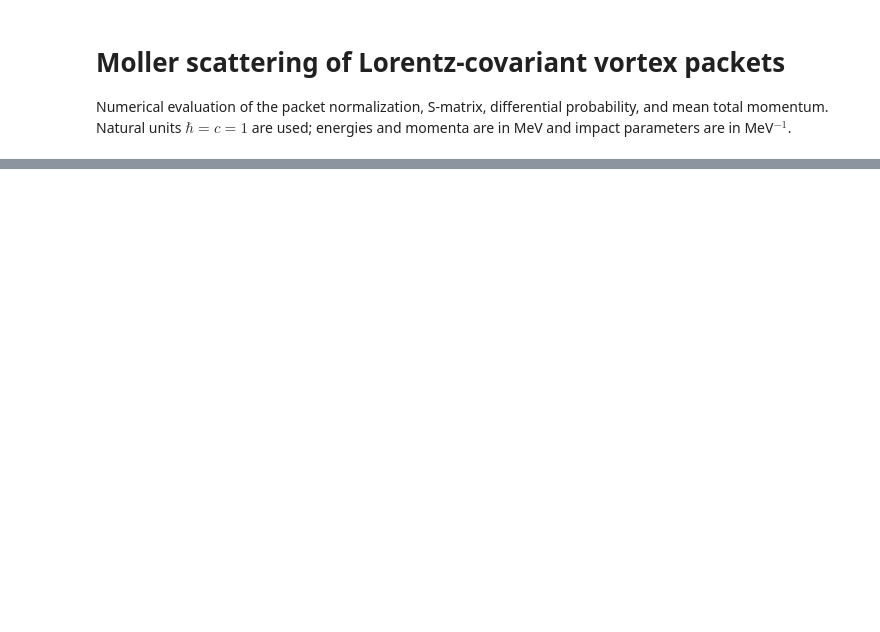
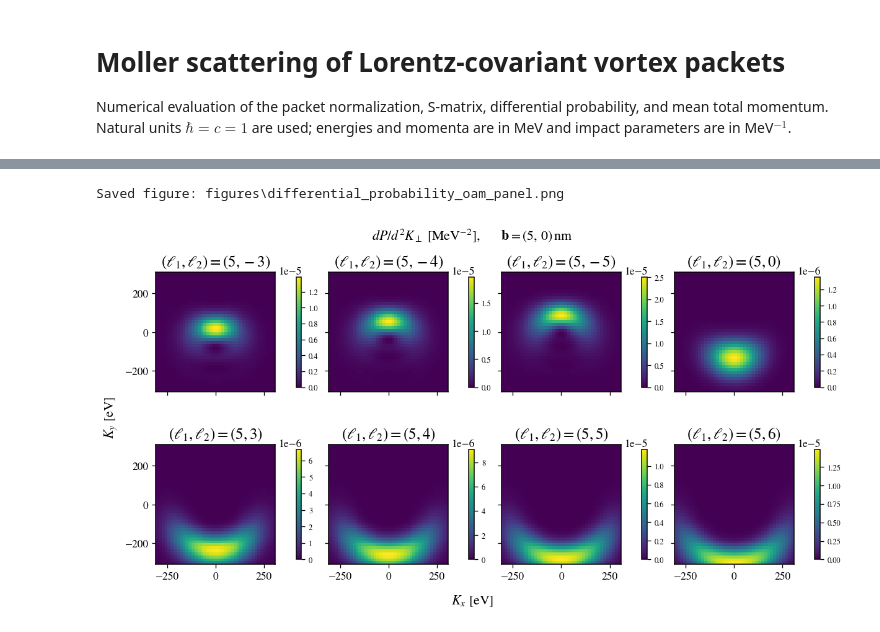
Before and after one commit to Anton-Murtazin/moller_vortex, a Jupyter notebook: moller_vortex.ipynb, the cells around one changed output, grey strips where cells are left out. Cells and saved outputs as stored; diff of their text form; code cells hidden in the pictures; blank space fills up the shorter version.

```diff
--- a/moller_vortex.ipynb
+++ b/moller_vortex.ipynb
@@ -206,0 +276,60 @@ plt.show()
+# %%
+oam_probability_maps = []
+for panel_ell1, panel_ell2 in tqdm(
+    ell_pairs, desc="Differential-probability panel", unit="panel",
+    disable=not SHOW_PROGRESS,
+):
+    panel_packet1 = rebuild_packet(packet1, ell=panel_ell1)
+    panel_packet2 = rebuild_packet(packet2, ell=panel_ell2)
+    oam_probability_maps.append(
+        mv.differential_probability_grid(
+            total_k_x,
+            total_k_y,
+            panel_packet1,
+            panel_packet2,
+            probability_grid,
+            impact=impact,
+        )
+    )
+
+oam_probability_maps = np.asarray(oam_probability_maps)
+
+fig, axes = plt.subplots(
+    2,
+    4,
+    figsize=(10.0, 5.2),
+    sharex=True,
+    sharey=True,
+    constrained_layout=True,
+)
+visible_axes = axes.ravel()[:len(ell_pairs)]
+
+for ax, (panel_ell1, panel_ell2), density in zip(
+    visible_axes, ell_pairs, oam_probability_maps
+):
+    mesh = ax.pcolormesh(
+        total_k_x * MEV_TO_EV,
+        total_k_y * MEV_TO_EV,
+        density,
+        shading="auto",
+        vmin=0.0,
+        vmax=np.max(density),
+    )
+    ax.set_title(rf"$(\ell_1,\ell_2)=({panel_ell1:d},{panel_ell2:d})$")
+    ax.set_aspect("equal")
+    panel_colorbar = fig.colorbar(mesh, ax=ax, fraction=0.046, pad=0.025)
+    panel_colorbar.ax.tick_params(labelsize=7.5)
+
+for unused_ax in axes.ravel()[len(ell_pairs):]:
+    unused_ax.set_visible(False)
+
+fig.supxlabel(r"$K_x$ [eV]")
+fig.supylabel(r"$K_y$ [eV]")
+fig.suptitle(
+    rf"$dP/d^2K_\perp\ [\mathrm{{MeV}}^{{-2}}],\qquad "
+    rf"\mathbf{{b}}=({impact_nm[0]:.4g},\,{impact_nm[1]:.4g})\,\mathrm{{nm}}$"
+)
+save_figure(fig, "differential_probability_oam_panel.png", tight_layout=False)
+# %% [output]
+Saved figure: figures\differential_probability_oam_panel.png
+[figure, added]
```
Also changed, not shown: parts of 26 cells of this notebook, 15 other files.
